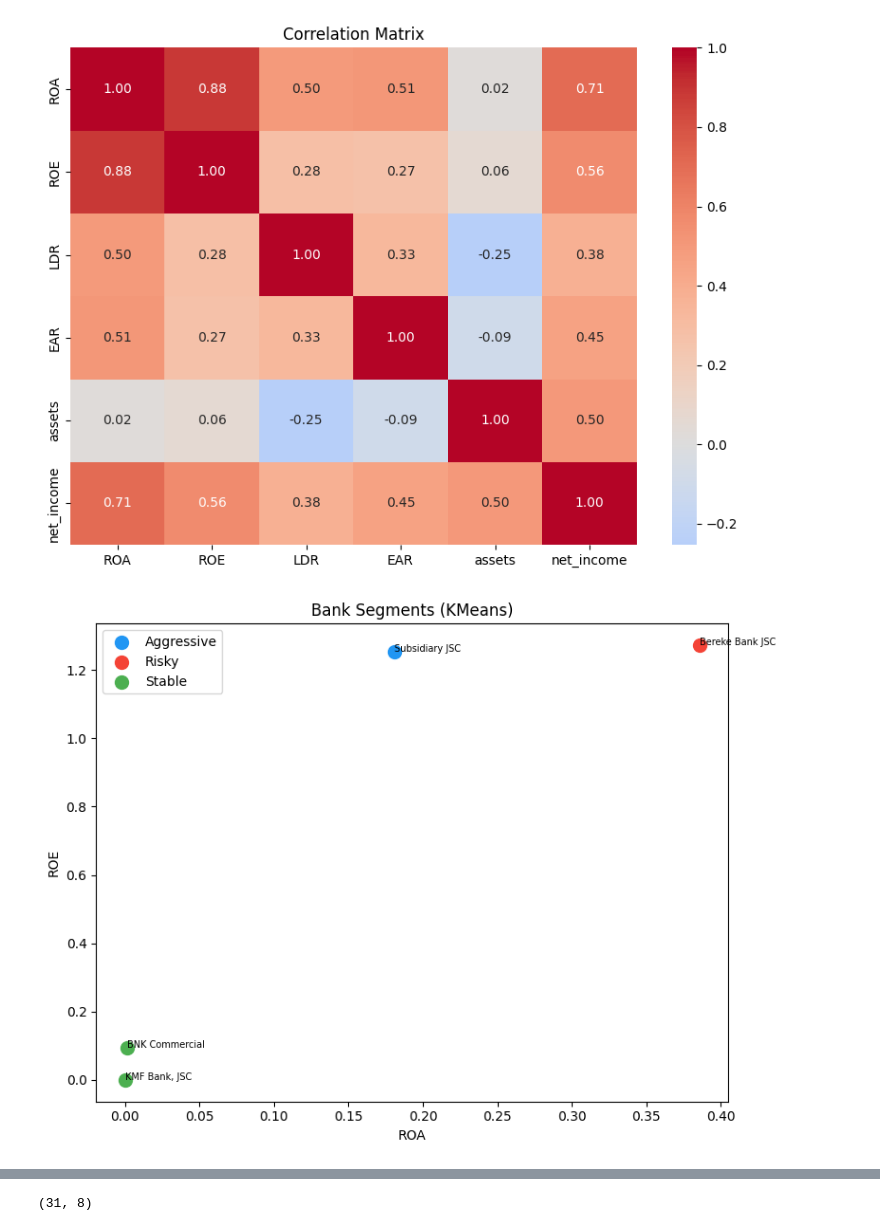
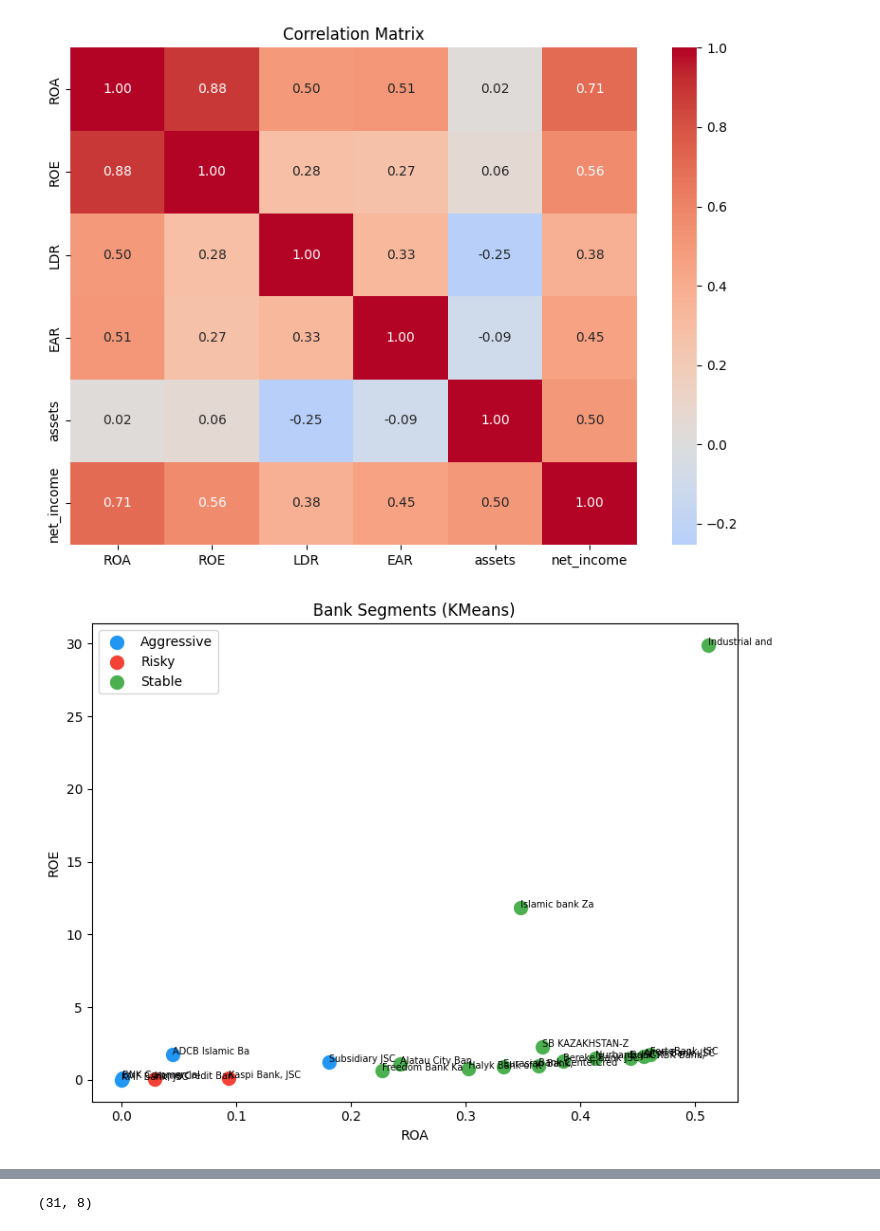
Before and after one commit to zhflux/kazakhstan-banks-financial-health, a Jupyter notebook: notebooks/04_advanced_analysis.ipynb, the cells around one changed output, grey strips where cells are left out. Cells and saved outputs as stored; diff of their text form; code cells hidden in the pictures.

```diff
--- a/notebooks/04_advanced_analysis.ipynb
+++ b/notebooks/04_advanced_analysis.ipynb
@@ -1,16 +19,9 @@
 # %%
-import pandas as pd
-import numpy as np
-import matplotlib.pyplot as plt
-import seaborn as sns
-
-df = pd.read_csv("../data/processed/banks_with_ratios.csv")
-df["bank_name"] = df["bank_name"].str.replace('"', '').str.strip()
-df = df[df["LDR"] < 10]
-df = df[df["ROE"] < 10]
+df_corr = df[df["LDR"] < 10].copy()
+df_corr = df_corr[df_corr["ROE"] < 10]
 
 metrics = ["ROA", "ROE", "LDR", "EAR", "assets", "net_income"]
-corr = df[metrics].corr()
+corr = df_corr[metrics].corr()
 
 plt.figure(figsize=(8, 6))
 sns.heatmap(corr, annot=True, fmt=".2f", cmap="coolwarm", center=0)
@@ -20,35 +31,34 @@ plt.show()
 # %% [output]
 [figure]
 # %%
-from sklearn.cluster import KMeans
-from sklearn.preprocessing import StandardScaler
-
 df_cluster = df[df["year"] == 2026][["bank_name", "ROA", "ROE", "LDR", "EAR", "assets"]].dropna()
+df_cluster = df_cluster[df_cluster["ROE"] < 100]
+df_cluster = df_cluster[df_cluster["LDR"] < 100]
 
 scaler = StandardScaler()
 X = scaler.fit_transform(df_cluster[["ROA", "ROE", "LDR", "EAR"]])
 
 kmeans = KMeans(n_clusters=3, random_state=42)
 df_cluster["cluster"] = kmeans.fit_predict(X)
 
 labels = {0: "Stable", 1: "Aggressive", 2: "Risky"}
 df_cluster["segment"] = df_cluster["cluster"].map(labels)
 
 fig, ax = plt.subplots(figsize=(8, 6))
 colors = {"Stable": "#4CAF50", "Aggressive": "#2196F3", "Risky": "#f44336"}
 for segment, group in df_cluster.groupby("segment"):
     ax.scatter(group["ROA"], group["ROE"], label=segment, color=colors[segment], s=100)
     for _, row in group.iterrows():
         ax.annotate(row["bank_name"][:15], (row["ROA"], row["ROE"]), fontsize=7)
 
 ax.set_xlabel("ROA")
 ax.set_ylabel("ROE")
 ax.set_title("Bank Segments (KMeans)")
 ax.legend()
 plt.tight_layout()
 plt.show()
 # %% [output]
-[figure, old version]
+[figure, new version]
 # %%
 print(df[df["year"] == 2026][["bank_name", "ROA", "ROE", "LDR"]].to_string())
 # %% [output]
```
Also changed, not shown: parts of 4 cells of this notebook, 2 other files.
